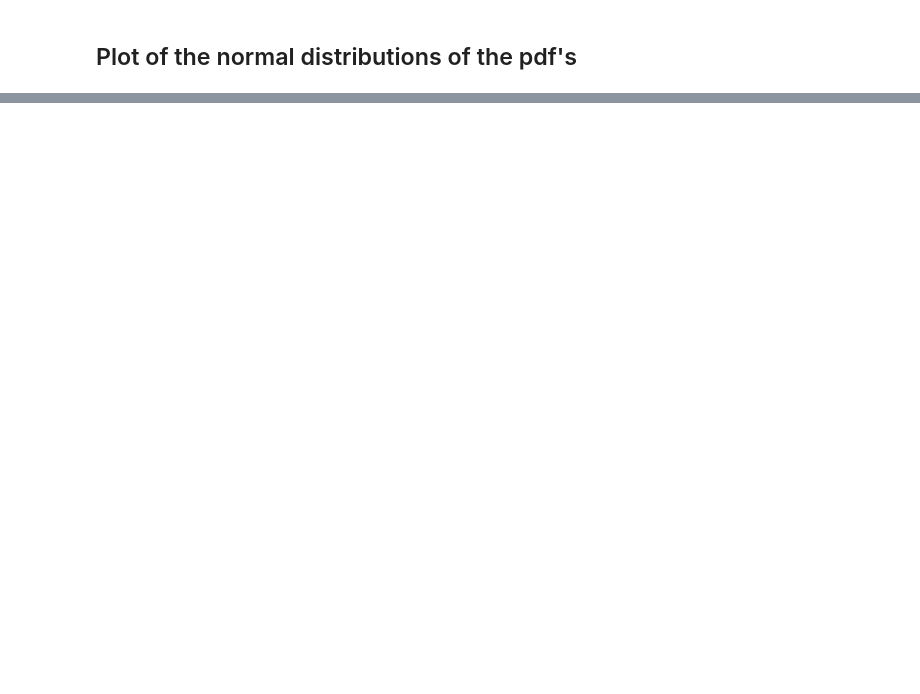
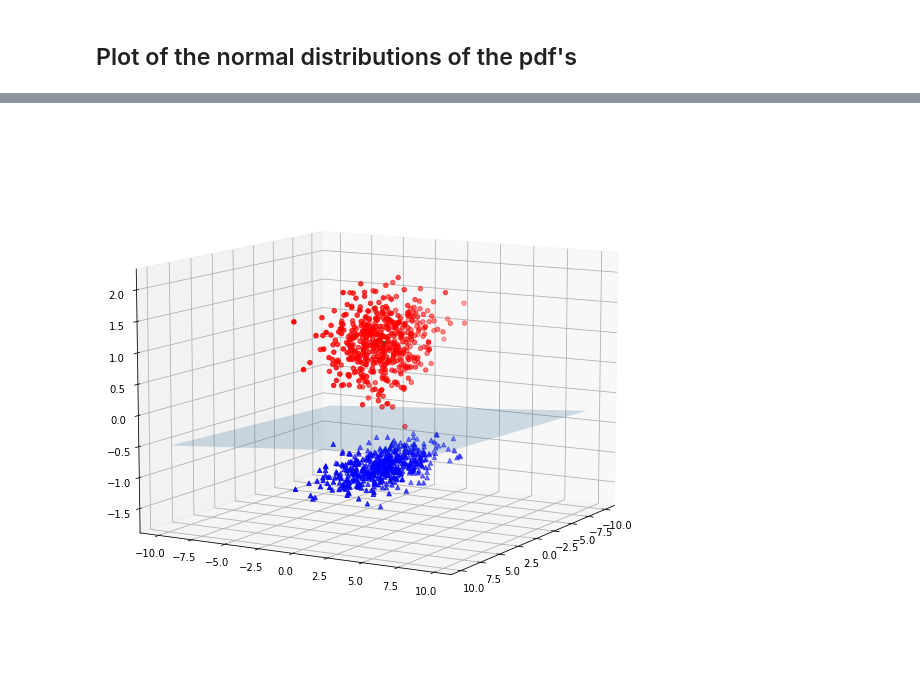
Before and after one commit to PavanReddy28/ML-assignment, a Jupyter notebook: FLD/FLD.ipynb, the cells around one changed output, grey strips where cells are left out. Drawn from its saved outputs; the diff is of its cells as text; code cells hidden in the pictures; blank space fills up the shorter version.

```diff
--- a/FLD/FLD.ipynb
+++ b/FLD/FLD.ipynb
@@ -120,0 +153,17 @@ threshold
+# %%
+plt.figure(figsize=(20, 10))
+ax = plt.axes(projection='3d')
+xx,yy = np.meshgrid(np.arange(-10, 10, 0.25), np.arange(-10, 10, 0.25))
+Z = ((-w[0] * xx) - (w[1] * yy)  + threshold )  /w[2]
+
+ax.plot_surface(xx, yy, Z, alpha=0.2)
+ax.scatter3D(positives[:,0], positives[:,1], positives[:,2], c='r',marker='o')
+ax.scatter3D(negatives[:,0], negatives[:,1], negatives[:,2], c='b',marker='^')
+#plt.legend(['positives','negatives'])
+w_1 = w/np.linalg.norm(w)
+ax.scatter(w_1[0],w_1[1],w_1[2],color='green')
+
+
+ax.view_init(10,30)
+# %% [output]
+[figure, added]
```
Also changed, not shown: parts of 3 cells of this notebook.
